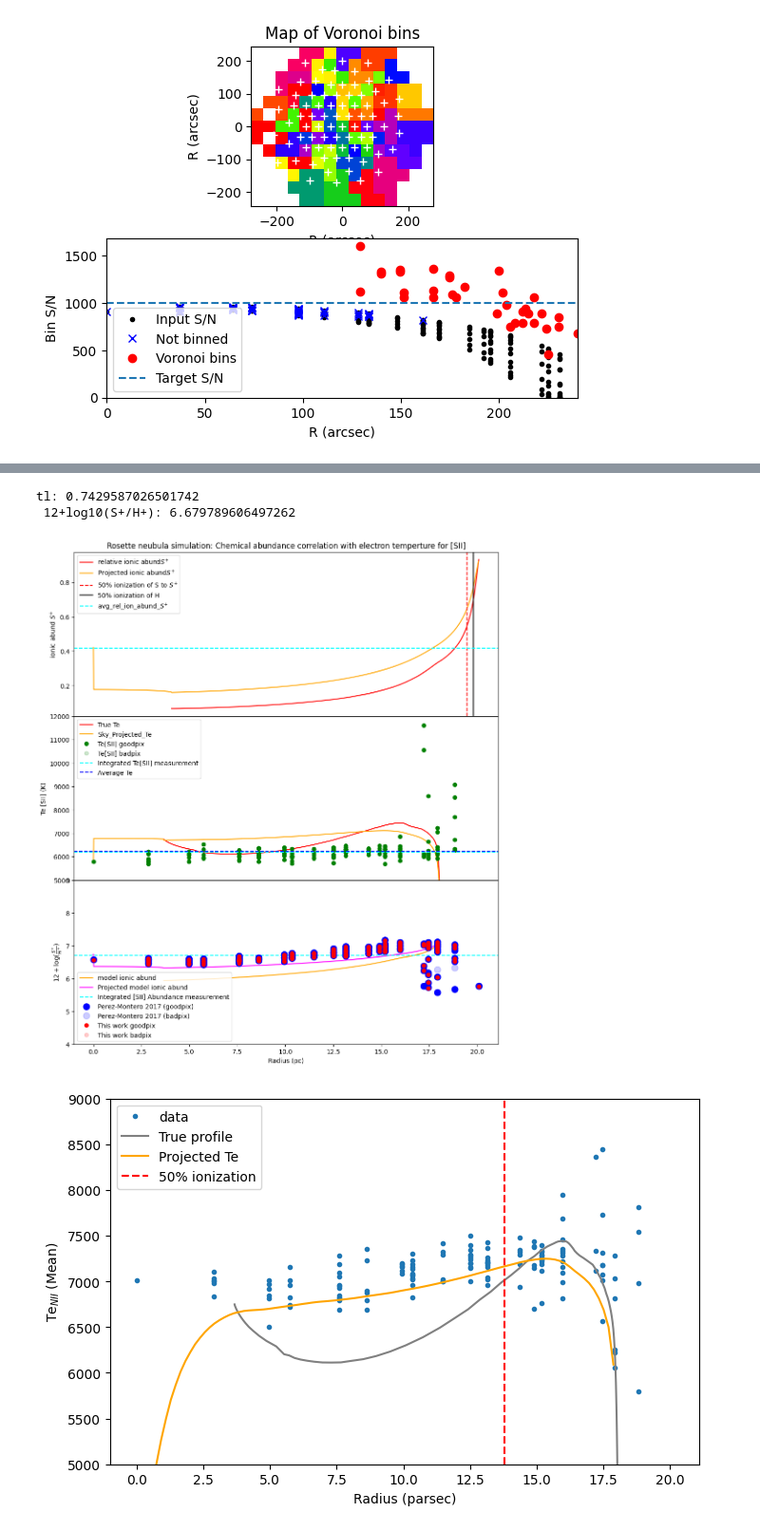
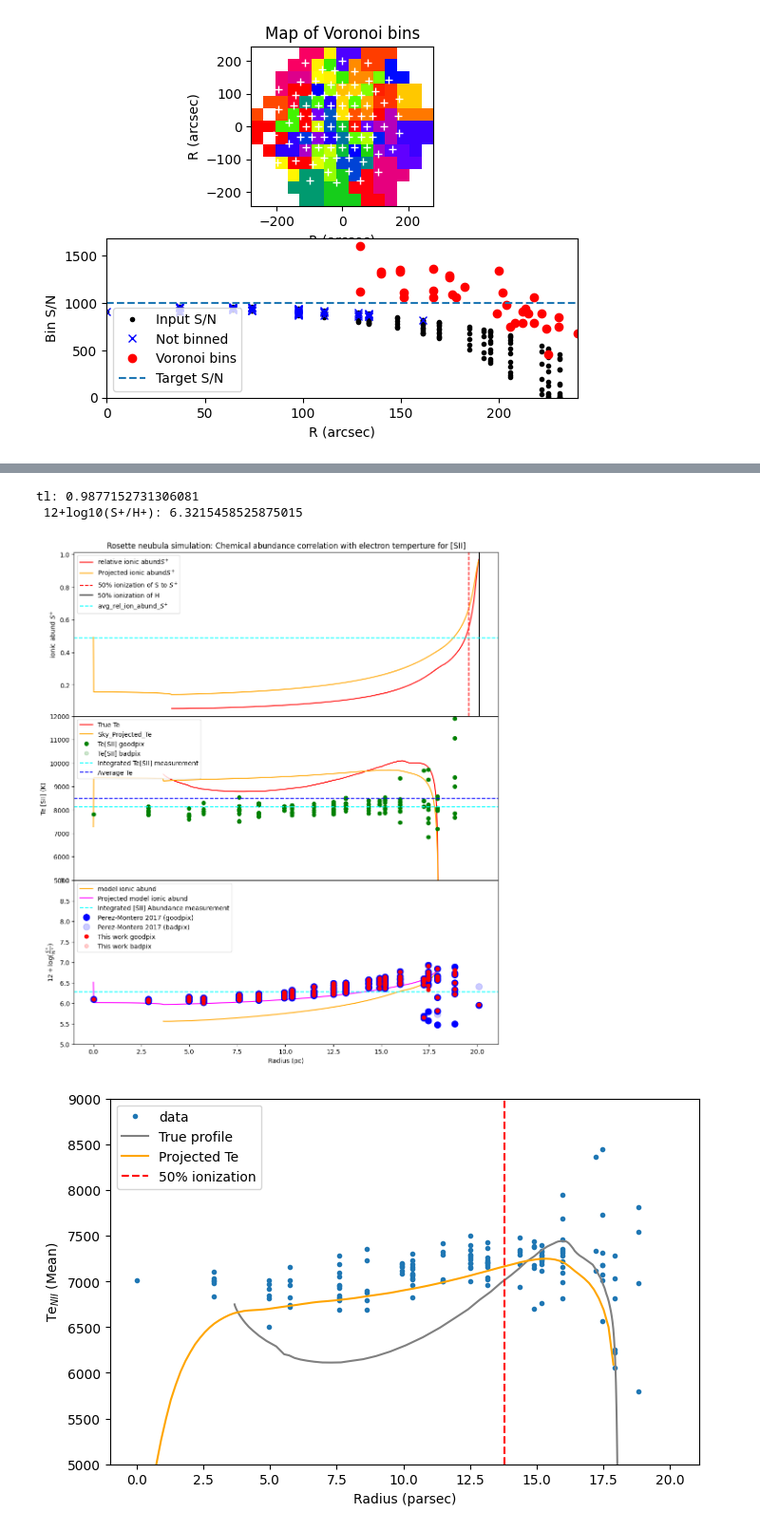
Before and after one commit to Amrita27singh/lvmnebular, a Jupyter notebook: Testing_lvmnebular.ipynb, the cells around one changed output, grey strips where cells are left out. Shown at 95% size. Drawn from its saved outputs; the diff is of its cells as text; code cells hidden in the pictures.

Commit message:
Running simulation for low metalicity

```diff
--- a/Testing_lvmnebular.ipynb
+++ b/Testing_lvmnebular.ipynb
@@ -10,7 +7,7 @@ import numpy as np
 import matplotlib.pyplot as plt
 # %%
 u=lvmnebular.simulation()
-u.loadsim('Bubble_v2_5e-14',900) #native simulation
+u.loadsim('Bubble_v2_5e-14_z_0.5',900) #native simulation
 #u.loadsim('Bubble_v2_5e-14', 900, vorbin=True) #voronoi simulation
 #u.loadsim('Bubble_v2_5e-14', 900, snbin=True) #snbin simulation
 # %% [output]
@@ -20,7 +17,7 @@ Loading simfile: /home/amrita/LVM/lvmnebular/Bubble_v2_5e-14/outputs/Bubble_v2_5
 no.of bins: 169
 # %%
 #native simulation
-u.fitlines(sys_vel=20, lines0= np.array([9532, 9069, 7319, 7320, 7330, 7331, 6731, 6717, 6584, 6563, 6548, 6312, 5755, 5007, 4959, 4861, 4363, 4069, 4076, 3970, 3729, 3726]), radbin=False, vorbin=False, rbinmax=260, drbin=15, loadfile=True, plot=False) #native sim
+u.fitlines(sys_vel=20, lines0= np.array([9532, 9069, 7319, 7320, 7330, 7331, 6731, 6717, 6584, 6563, 6548, 6312, 5755, 5007, 4959, 4861, 4363, 4069, 4076, 3970, 3729, 3726]), radbin=False, vorbin=False, rbinmax=260, drbin=15, loadfile=False, plot=False) #native sim
 
 #u.fitlines(sys_vel=20, lines0= np.array([4363, 5007]), radbin=False, vorbin=False, rbinmax=260, drbin=15, loadfile=False, plot=True) #native sim
 
@@ -518,7 +529,7 @@ fig, (ax1, ax2, ax)=plt.subplots(3, 1, figsize=(12,12))
 ax1.plot(u.vals[0], u.vals[11], color='red', label='relative ionic abund'r'$ S^{+}$')
 ax1.plot(u.R, u.aproj, color='orange', label='Projected ionic abund' r'$ S^{+}$')
 ax1.axvline(x=17.5, c='red', linestyle='--', label='50% ionization of S to $ S^{+}$')
-ax1.axvline(x=17.8, c='black', label='50% ionization of H')
+ax1.axvline(x=18, c='black', label='50% ionization of H')
 ax1.axhline(y=np.average(u.vals[11]), c='cyan', linestyle='--', label='avg_rel_ion_abund_$S^{+}$')
 
 ax1.legend(loc='upper left')
@@ -535,42 +546,42 @@ ax2.axhline(y = u.avgTe, color='blue', linestyle='--', label='Average Te')
 
 ax2.set_ylim(5000, 12000)
 ax2.set_ylabel('Te [SII] (K)')
-ax2.legend()
+ax2.legend(loc='upper left')
 
 # O++ ionic abundance
-Zmodel=1                                       # cloudy model abundance relative to solar
+Zmodel=0.5                                     # cloudy model abundance relative to solar
 logSHsun= -4.88                                # solar abundance patter from GASS (Grevesse et al 2010)
 logSHmodel = logSHsun + np.log10(Zmodel)       # total Oxygen elemental abundance in the model
 logSpHmodel = logSHmodel+np.log10(u.vals[11])  # ionic abundance of S+ in the model
 logSpHproj = logSHmodel+np.log10(u.aproj)      # ionic abundance of S+ in the model
 
 ax.plot(u.vals[0], 12+logSpHmodel, color='orange', label='model ionic abund')
 ax.plot(u.R, 12+logSpHproj, color='magenta', label='Projected model ionic abund')
 #ax.set_ylim(3,9)
 ax.axhline(y=12+np.log10(u.int_SpH), c='cyan', linestyle='--', label='Integrated [SII] Abundance measurement')
 
 ax.plot(rad[good], Abund_S2[good], 'o', color='blue', markersize='10', label='Perez-Montero 2017 (goodpix)')
 ax.plot(rad[bad],  Abund_S2[bad], 'o', color='blue', markersize='10', label='Perez-Montero 2017 (badpix)', alpha=0.2)
 ax.plot(rad[good], 12+np.log10(u.SpH)[good], 'o', color='red', label='This work goodpix')
 ax.plot(rad[bad],  12+np.log10(u.SpH)[bad], 'o', color='red', label='This work badpix', alpha=0.2)
-ax.set_ylim(4, 9)
+ax.set_ylim(5, 9)
 ax.set_xlabel('Radius (pc)')
 #ax.set_ylabel('12+log10(O++/H+)')
 ax.set_ylabel(r'$12+\log(\frac{S^{+}}{H^+})$')
-ax.legend(loc='lower left')
+ax.legend(loc='upper left')
 
 ax1.set_position([0.125, 0.8, 0.775, 0.3])  # [left, bottom, width, height]
 ax2.set_position([0.125, 0.5, 0.775, 0.3])
 ax.set_position([0.125, 0.2, 0.775, 0.3])
 
-plt.savefig('/home/amrita/LVM/lvmnebular/Bubble_v2_5e-14/Bubble_v2_5e-14_plotprofile/TeS2_chem_abundS2_vs_R_present.png', dpi=200)
+plt.savefig('/home/amrita/LVM/lvmnebular/'+u.simname+'/Abundance_plots/TeS2_chem_abundS2_vs_R_present.png', dpi=200)
 
 #plt.savefig('/home/amrita/LVM/lvmnebular/Bubble_v2_5e-14/Bubble_v2_5e-14_snbinned/Bubble_v2_5e-14_snbinned_plotprofile/snbin_TeO3_chem_abundO3_vs_R.png', dpi=300)
 plt.show()
 # %% [output]
-tl: 0.7429587026501742
- 12+log10(S+/H+): 6.679789606497262
+tl: 0.9877152731306081
+ 12+log10(S+/H+): 6.3215458525875015
-[figure, old version]
+[figure, new version]
 # %%
 #Overplot profiles
 # %%
```
Also changed, not shown: parts of 8 cells of this notebook, 3 other files.
